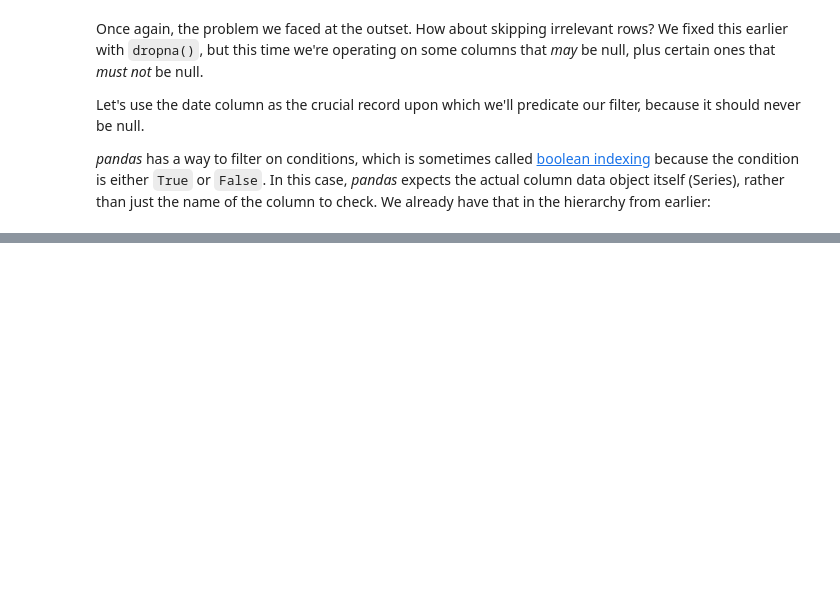
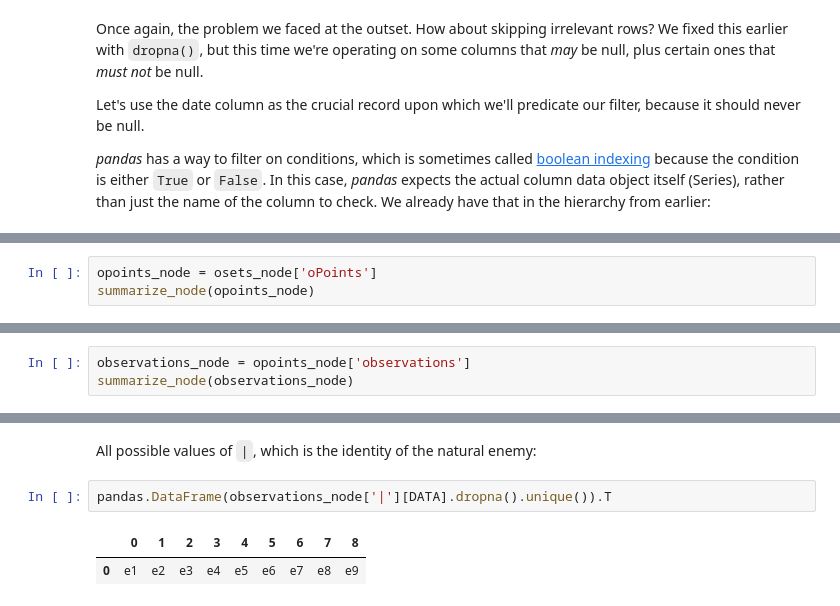
Before and after one commit to devvyn/aafc-field-data, a Jupyter notebook: notebook/chunked parsing — 2017 CAM data from iPads.ipynb, the cells around one changed output, grey strips where cells are left out. Cells and saved outputs as stored; diff of their text form; blank space fills up the shorter version.

```diff
--- a/notebook/chunked parsing — 2017 CAM data from iPads.ipynb
+++ b/notebook/chunked parsing — 2017 CAM data from iPads.ipynb
@@ -716,0 +957,3 @@ Now, we can repeat this technique to get all the other section data!
+# %%
+opoints_node = osets_node['oPoints']
+summarize_node(opoints_node)
@@ -716,0 +985,3 @@ Now, we can repeat this technique to get all the other section data!
+# %%
+observations_node = opoints_node['observations']
+summarize_node(observations_node)
@@ -716,0 +1013,7 @@ Now, we can repeat this technique to get all the other section data!
+# %% [markdown]
+All possible values of `|`, which is the identity of the natural enemy:
+# %%
+pandas.DataFrame(observations_node['|'][DATA].dropna().unique()).T
+# %% [output]
+|  | 0 | 1 | 2 | 3 | 4 | 5 | 6 | 7 | 8 |
+| 0 | e1 | e2 | e3 | e4 | e5 | e6 | e7 | e8 | e9 |
```
Also changed, not shown: parts of 69 cells of this notebook.
